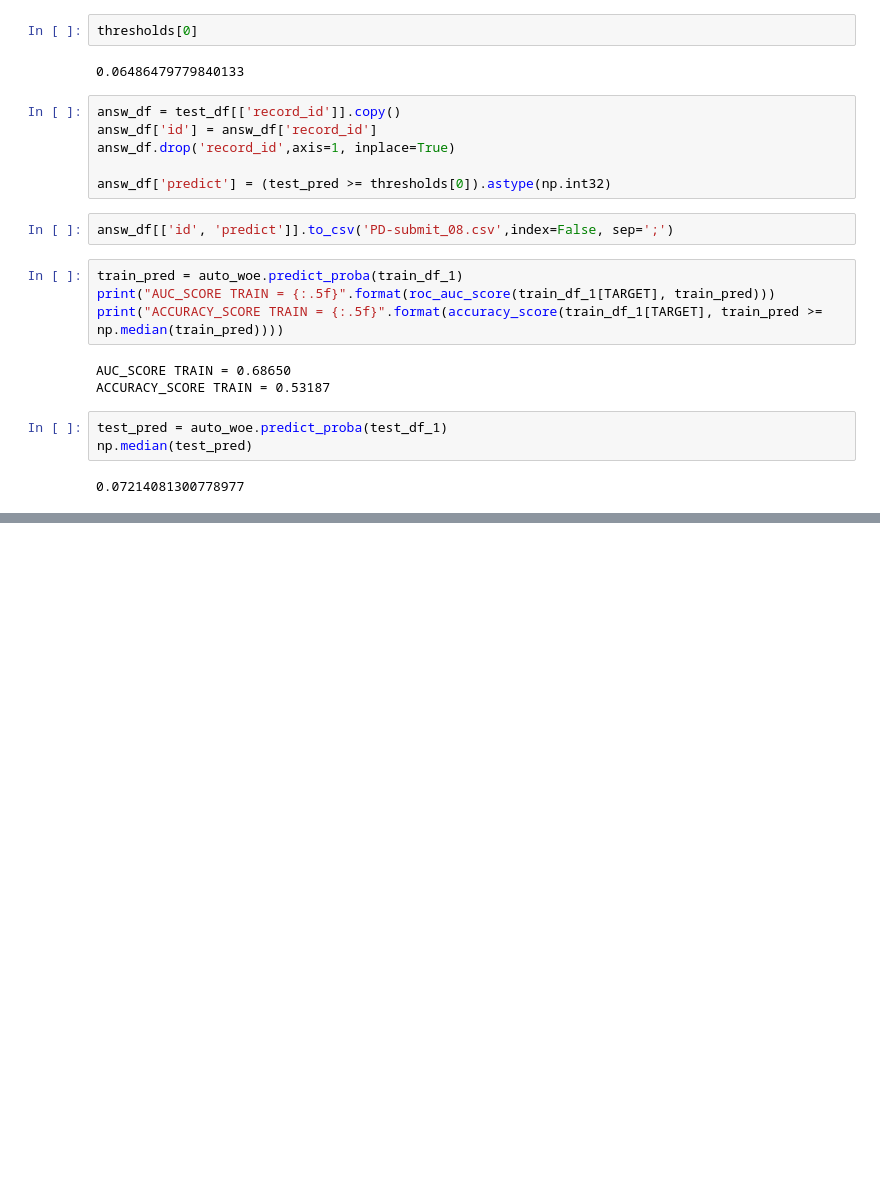
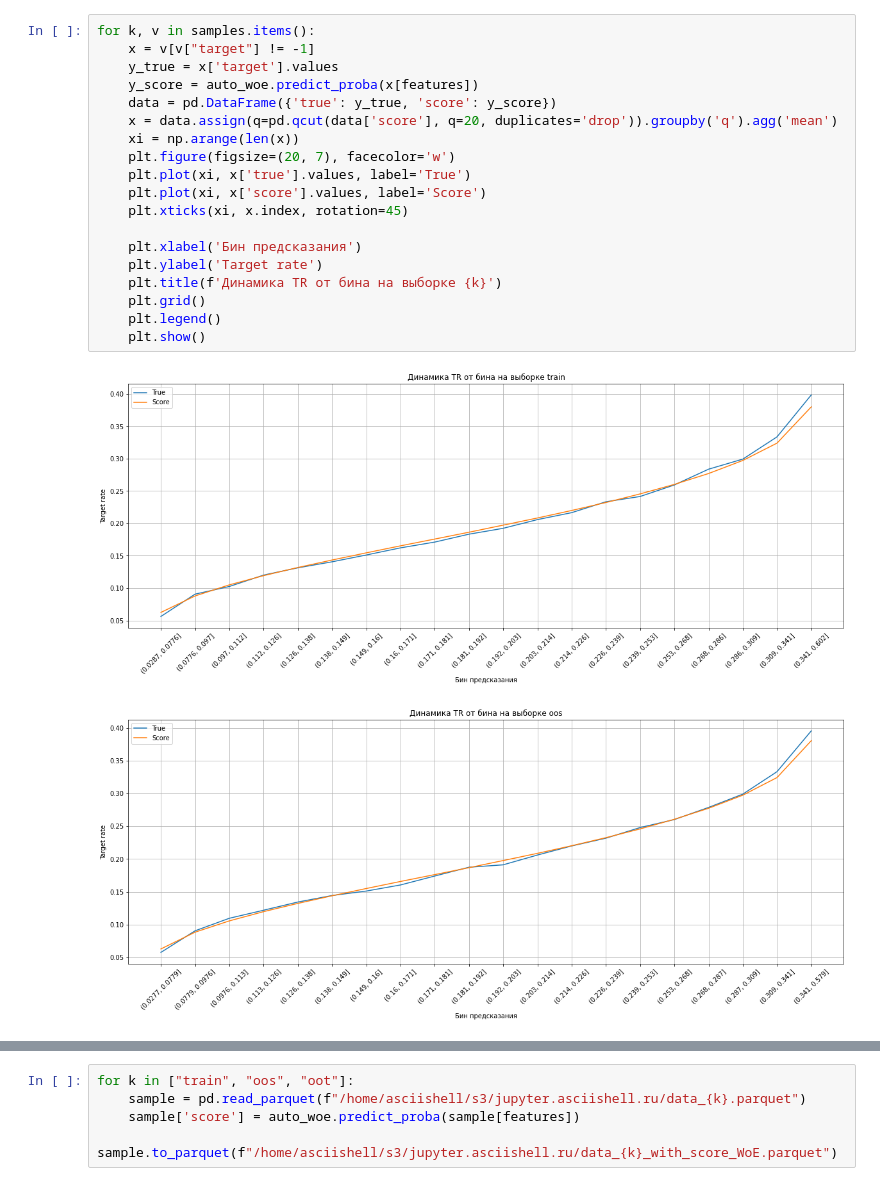
Before and after one commit to goo-goo-goo-joob/hse_credit_risk, a Jupyter notebook: masha_WoE - interpretated.ipynb, the cells around one changed output, grey strips where cells are left out. Cells and saved outputs as stored; diff of their text form; blank space fills up the shorter version.

```diff
--- a/masha_WoE - interpretated.ipynb
+++ b/masha_WoE - interpretated.ipynb
@@ -147,24 +100,22 @@ if i == 0:
-# %%
-thresholds[0]
-# %% [output]
-0.06486479779840133
-# %%
-answ_df = test_df[['record_id']].copy()
-answ_df['id'] = answ_df['record_id']
-answ_df.drop('record_id',axis=1, inplace=True)
-
-answ_df['predict'] = (test_pred >= thresholds[0]).astype(np.int32)
-# %%
-answ_df[['id', 'predict']].to_csv('PD-submit_08.csv',index=False, sep=';')
-# %%
-train_pred = auto_woe.predict_proba(train_df_1)
-print("AUC_SCORE TRAIN = {:.5f}".format(roc_auc_score(train_df_1[TARGET], train_pred)))
-print("ACCURACY_SCORE TRAIN = {:.5f}".format(accuracy_score(train_df_1[TARGET], train_pred >= np.median(train_pred))))
-# %% [output]
-AUC_SCORE TRAIN = 0.68650
-ACCURACY_SCORE TRAIN = 0.53187
-# %%
-test_pred = auto_woe.predict_proba(test_df_1)
-np.median(test_pred)
-# %% [output]
-0.07214081300778977
+# %%
+for k, v in samples.items():
+    x = v[v["target"] != -1]
+    y_true = x['target'].values
+    y_score = auto_woe.predict_proba(x[features])
+    data = pd.DataFrame({'true': y_true, 'score': y_score})
+    x = data.assign(q=pd.qcut(data['score'], q=20, duplicates='drop')).groupby('q').agg('mean')
+    xi = np.arange(len(x))
+    plt.figure(figsize=(20, 7), facecolor='w')
+    plt.plot(xi, x['true'].values, label='True')
+    plt.plot(xi, x['score'].values, label='Score')
+    plt.xticks(xi, x.index, rotation=45)
+
+    plt.xlabel('Бин предсказания')
+    plt.ylabel('Target rate')
+    plt.title(f'Динамика TR от бина на выборке {k}')
+    plt.grid()
+    plt.legend()
+    plt.show()
+# %% [output]
+[figure, added]
+[figure, added]
@@ -171,3 +123,8 @@ np.median(test_pred)
+# %%
+for k in ["train", "oos", "oot"]:
+    sample = pd.read_parquet(f"/home/asciishell/s3/jupyter.asciishell.ru/data_{k}.parquet")
+    sample['score'] = auto_woe.predict_proba(sample[features])
+    sample.to_parquet(f"/home/asciishell/s3/jupyter.asciishell.ru/data_{k}_with_score_WoE.parquet")
 # %%
 auto_woe.feature_history
 # %% [output]
```
Also changed, not shown: parts of 16 cells of this notebook, 2 other files.
